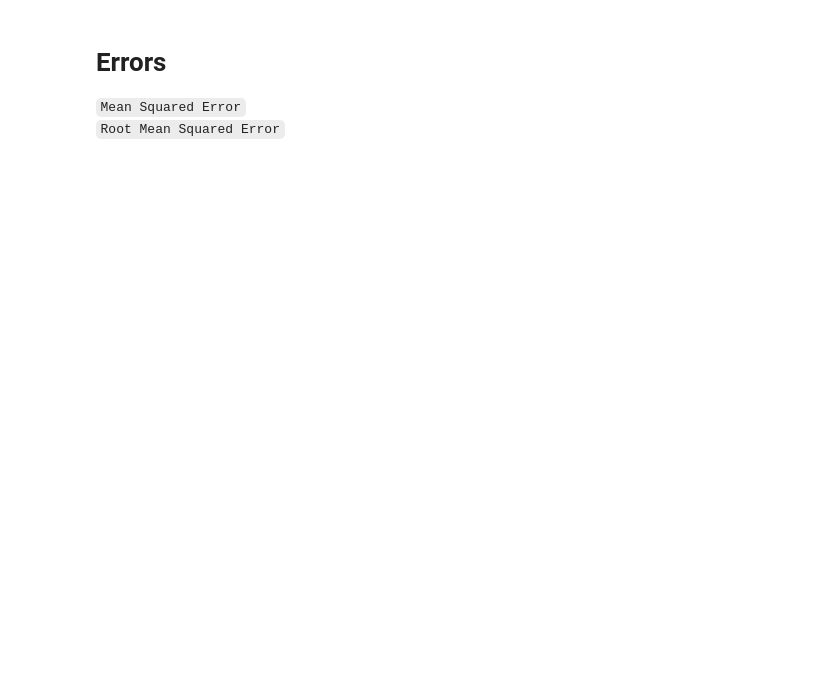
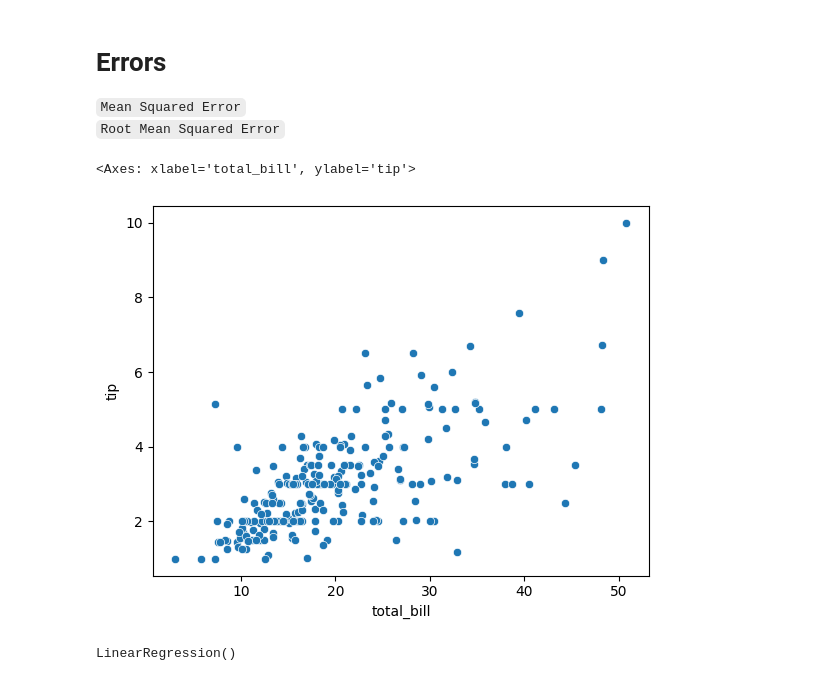
Before and after one commit to Munaam17/Practice-questions, a Jupyter notebook: Machine_Learning/ML.ipynb, the cells around one changed output. Cells and saved outputs as stored; diff of their text form; code cells hidden in the pictures; blank space fills up the shorter version.

Commit message:
simple linear regression

```diff
--- a/Machine_Learning/ML.ipynb
+++ b/Machine_Learning/ML.ipynb
@@ -675,3 +675,8 @@ array([9.17410686])
 
 `Mean Squared Error` \
 `Root Mean Squared Error`
+# %%
+sns.scatterplot(data=dat, x='total_bill', y='tip')
+# %% [output]
+<Axes: xlabel='total_bill', ylabel='tip'>
+[figure, added]
@@ -677,0 +686,6 @@ array([9.17410686])
+# %%
+# build the model
+model = LinearRegression()
+model.fit(X_train,y_train)
+# %% [output]
+LinearRegression()
```
Also changed, not shown: parts of 13 cells of this notebook, 1 other file.
